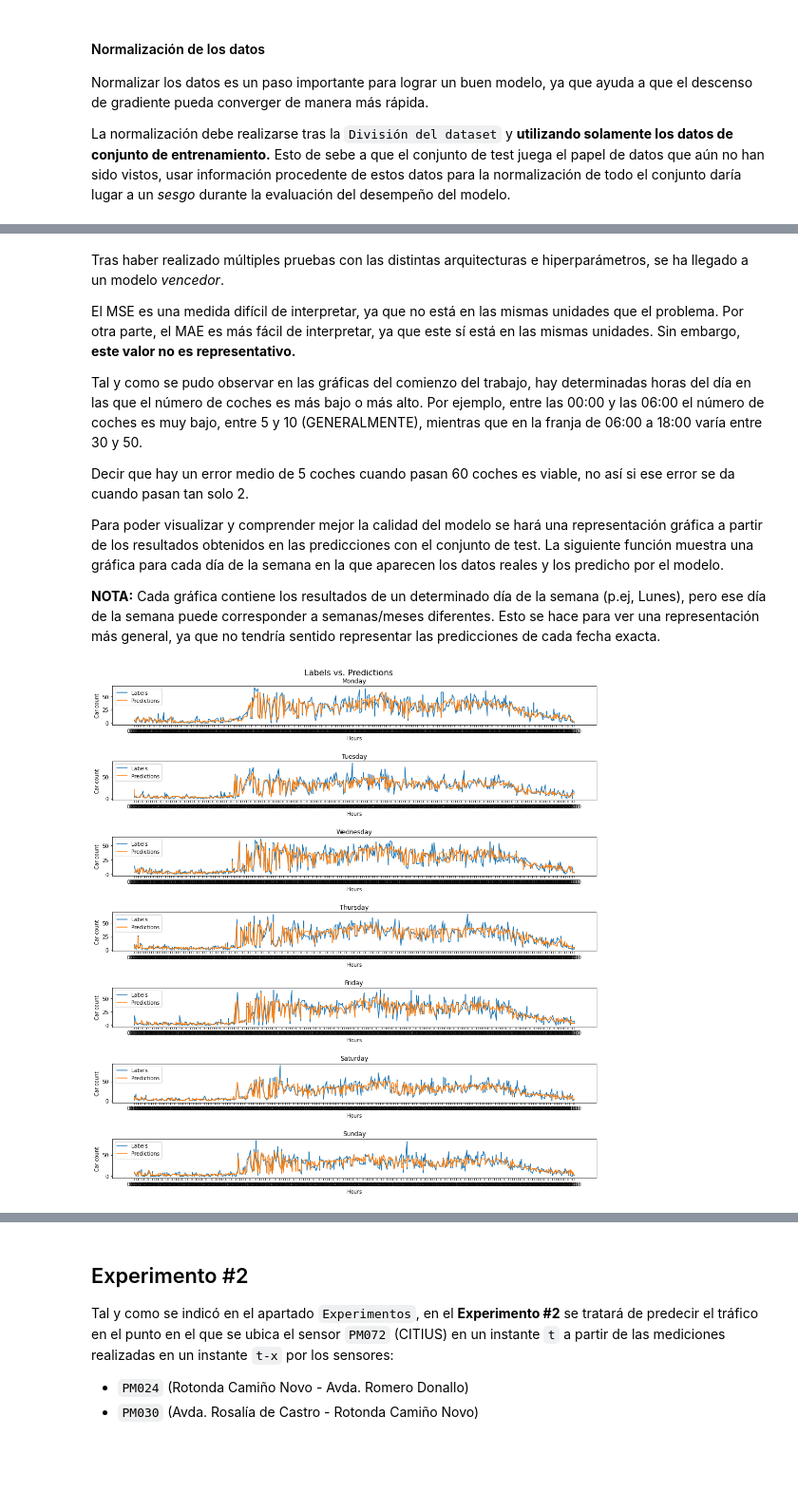
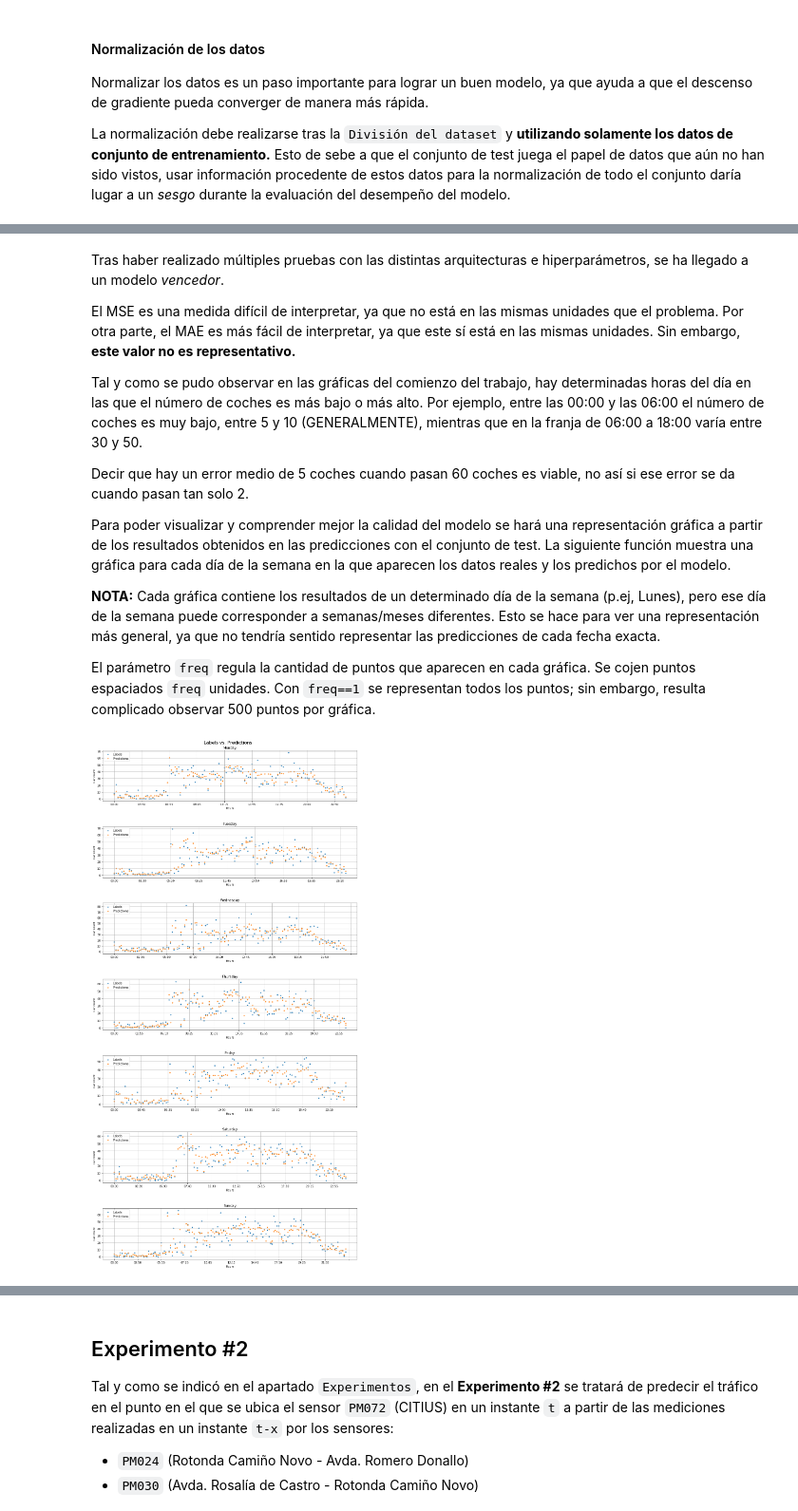
Before and after one commit to albertopmp/TFG, a Jupyter notebook: src/TrafficFlow.ipynb, the cells around one changed output, grey strips where cells are left out. Shown at 95% size. Drawn from its saved outputs; the diff is of its cells as text; code cells hidden in the pictures; blank space fills up the shorter version.

```diff
--- a/src/TrafficFlow.ipynb
+++ b/src/TrafficFlow.ipynb
@@ -584,10 +806,10 @@ Es necesario dividir el dataset en los conjuntos de:
 # %%
 # Shuffle
-df_1=df_1.sample(frac=1).reset_index(drop=True)
+df_1_shuffled=df_1.sample(frac=1).reset_index(drop=True)
 
 n = len(df_1)
-train_df_1 = df_1[0:int(n*0.90)]
-test_df_1 = df_1[int(n*0.90):]
+train_df_1 = df_1_shuffled[0:int(n*0.90)]
+test_df_1 = df_1_shuffled[int(n*0.90):]
 
 # Guardo las columnas del datetime para ambos conjuntos
 train_dates = train_df_1.pop('datetime')
@@ -990,20 +980,27 @@ da cuando pasan tan solo 2.
 
 Para poder visualizar y comprender mejor la calidad del modelo se hará una representación gráfica a partir de los
 resultados obtenidos en las predicciones con el conjunto de test. La siguiente función muestra una gráfica para cada
-día de la semana en la que aparecen los datos reales y los predicho por el modelo.
+día de la semana en la que aparecen los datos reales y los predichos por el modelo.
 
 **NOTA:** Cada gráfica contiene los resultados de un determinado día de la semana (p.ej, Lunes), pero ese día de la semana
 puede corresponder a semanas/meses diferentes. Esto se hace para ver una representación más general, ya que no tendría
 sentido representar las predicciones de cada fecha exacta.
+
+El parámetro `freq` regula la cantidad de puntos que aparecen en cada gráfica. Se cojen puntos espaciados `freq` unidades.
+Con `freq==1` se representan todos los puntos; sin embargo, resulta complicado observar 500 puntos por gráfica.
 # %%
-def graph_predictions(test_dts, test_lbls, preds):
+def graph_predictions(test_dts, test_lbls, preds, freq):
+    # Como el conjunto de test es la parte final del conjunto general, los indices
+    # empiezan en torno al 34 mil. Es mejor ponerlos a 0 para evitar problemas!
+    test_dts.reset_index(inplace=True, drop=True)
+    test_lbls.reset_index(inplace=True, drop=True)
+
     # Concateno las fechas, los labels y las predicciones en el mismo df
     cc_df = pd.concat([test_dts, test_lbls], axis=1)
-    cc_df.reset_index(inplace=True, drop=True)
     cc_df = pd.concat([cc_df, preds], axis=1)
 
     # Obtengo solo la hora de cada fecha
-    cc_df['hour'] = cc_df['datetime'].dt.strftime('%H:%M:%S')
+    cc_df['hour'] = cc_df['datetime'].dt.strftime('%H:%M')
 
     # Obtengo el dia de la semana [0-Lunes, 6-Domingo]
     cc_df['wday'] = df_1['datetime'].dt.weekday
@@ -1012,16 +1009,18 @@ def graph_predictions(test_dts, test_lbls, preds):
     cc_df = cc_df.sort_values(by=['wday', 'hour'])
 
     # Settings
-    fig, axs = plt.subplots(7, figsize=(15,15))
-    fig.tight_layout(pad=5.0)
+    fig, axs = plt.subplots(7)
+    fig.set_figheight(27.5)
+    fig.set_figwidth(15)
+    fig.tight_layout(pad=7.0)
     fig.suptitle('Labels vs. Predictions', fontsize=16)
     day_names = ['Monday', 'Tuesday', 'Wednesday', 'Thursday', 'Friday', 'Saturday', 'Sunday']
 
     # Gráfica para cada día de la semana
     for i in range(7):
 
-        myFmt = mdates.DateFormatter('%H:%M')
-        axs[i].xaxis.set_major_formatter(myFmt)
+        axs[i].xaxis.set_major_locator(plt.MaxNLocator(12))
+        axs[i].yaxis.set_major_locator(plt.MultipleLocator(10))
         axs[i].set(xlabel='Hours', ylabel='Car count')
         axs[i].set_title(day_names[i])
 
@@ -1032,10 +1031,11 @@ def graph_predictions(test_dts, test_lbls, preds):
         x = aux['hour']
 
         # Para una determinada hora puede haber varios label y predicciones (#label == #preds)
-        axs[i].plot(x, aux['label_PM072'], label='Labels')
-        axs[i].plot(x, aux['predictions'], label='Predictions')
+        axs[i].scatter(x[::freq], aux['label_PM072'][::freq], label='Labels', s=10)
+        axs[i].scatter(x[::freq], aux['predictions'][::freq], label='Predictions', s=10)
         axs[i].legend(loc='upper left')
+        axs[i].grid()
 # %%
-graph_predictions(test_dates, test_labels, predictions)
+graph_predictions(test_dates, test_labels, predictions, freq = 4)
 # %% [output]
-[figure, old version]
+[figure, new version]
```
Also changed, not shown: parts of 69 cells of this notebook.
